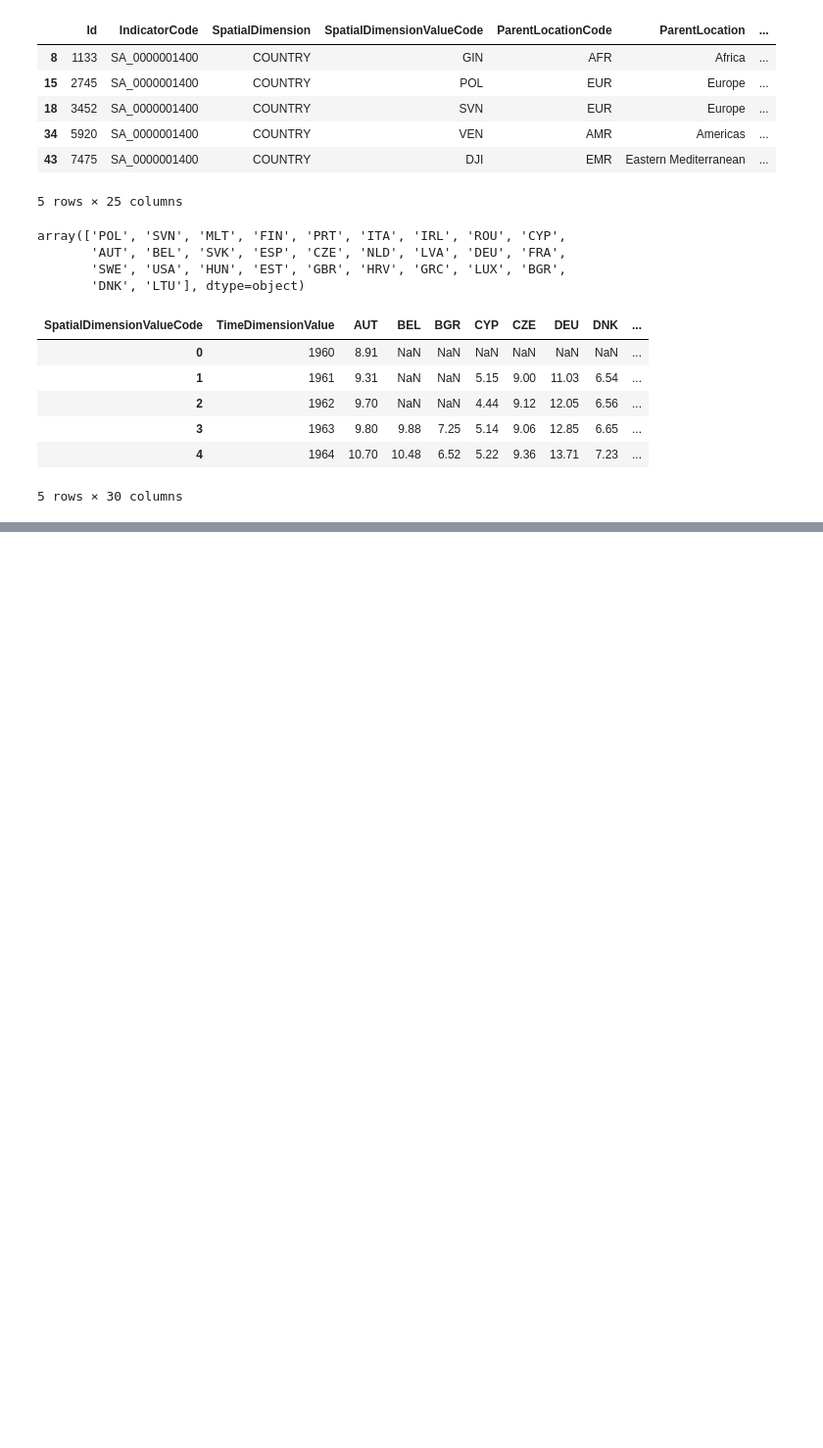
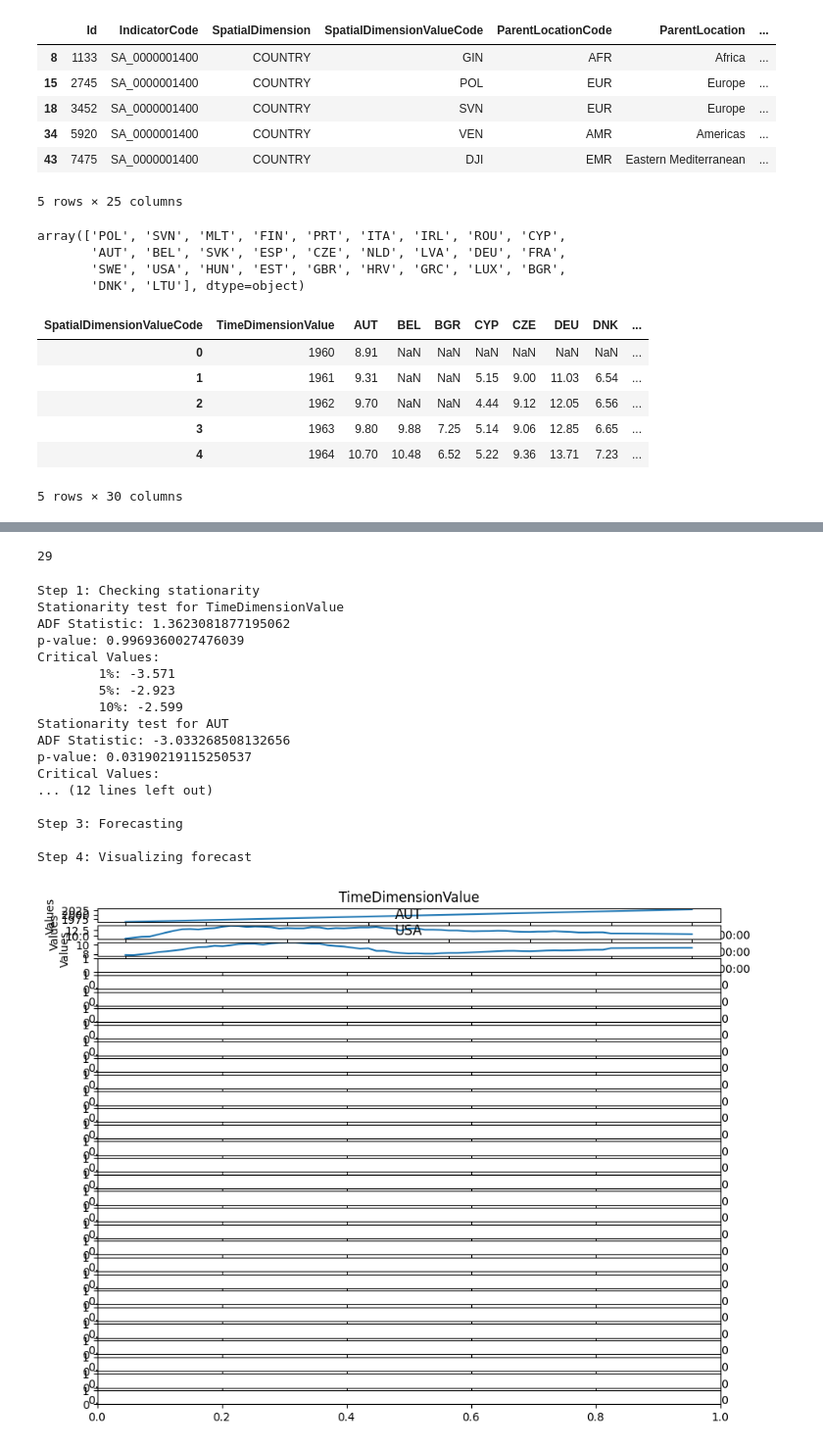
Before and after one commit to henqc/DS4002_CS3, a Jupyter notebook: draft.ipynb, the cells around one changed output, grey strips where cells are left out. Shown at 98% size. Cells and saved outputs as stored; diff of their text form; code cells hidden in the pictures; blank space fills up the shorter version.

```diff
--- a/draft.ipynb
+++ b/draft.ipynb
@@ -162,0 +96,73 @@ RecursionError: maximum recursion depth exceeded while calling a Python object
+# %%
+countries = df_pivot.columns[1:]
+display(len(countries))
+# %% [output]
+29
+# %%
+# Function to plot time series
+def plot_series(data):
+    fig, axes = plt.subplots(nrows=30, ncols=1, figsize=(10, 8))
+    for i, col in enumerate(data.columns):
+        data[col].plot(ax=axes[i], title=col)
+        axes[i].set_ylabel('Values')
+        axes[i].set_xlabel('Date')
+    plt.tight_layout()
+    plt.show()
+
+# Check stationarity of time series using ADF test
+def check_stationarity(timeseries):
+    result = adfuller(timeseries)
+    print('ADF Statistic:', result[0])
+    print('p-value:', result[1])
+    print('Critical Values:')
+    for key, value in result[4].items():
+        print('\t%s: %.3f' % (key, value))
+# %%
+# Section for VAR analysis
+def var_analysis(data):
+    # Step 1: Check stationarity and visualize the original data
+
+    data = data.dropna(axis=1) # Added line to handle missing values
+
+    print("Step 1: Checking stationarity")
+    for col in data.columns:
+        print('Stationarity test for', col)
+        check_stationarity(data[col])
+
+    # Step 2: Applying VAR model
+    print("\nStep 2: Applying VAR model")
+    model = VAR(data)
+    results = model.fit()
+
+    # Step 3: Forecasting
+    print("\nStep 3: Forecasting")
+    lag_order = results.k_ar
+    forecast = results.forecast(data.values[-lag_order:], steps=10)
+
+    # Step 4: Visualizing forecast
+    print("\nStep 4: Visualizing forecast")
+    forecast_index = pd.date_range(start='2024-04-11', periods=10)
+    forecast_data = pd.DataFrame(forecast, index=forecast_index, columns=data.columns)
+    plot_series(pd.concat([data, forecast_data]))
+
+# Perform VAR analysis
+var_analysis(df_pivot)
+# %% [output]
+Step 1: Checking stationarity
+Stationarity test for TimeDimensionValue
+ADF Statistic: 1.3623081877195062
+p-value: 0.9969360027476039
+Critical Values:
+        1%: -3.571
+        5%: -2.923
+        10%: -2.599
+Stationarity test for AUT
+ADF Statistic: -3.033268508132656
+p-value: 0.03190219115250537
+Critical Values:
+... (12 lines left out)
+
+Step 3: Forecasting
+
+Step 4: Visualizing forecast
+[figure, added]
```
Also changed, not shown: parts of 4 cells of this notebook.
